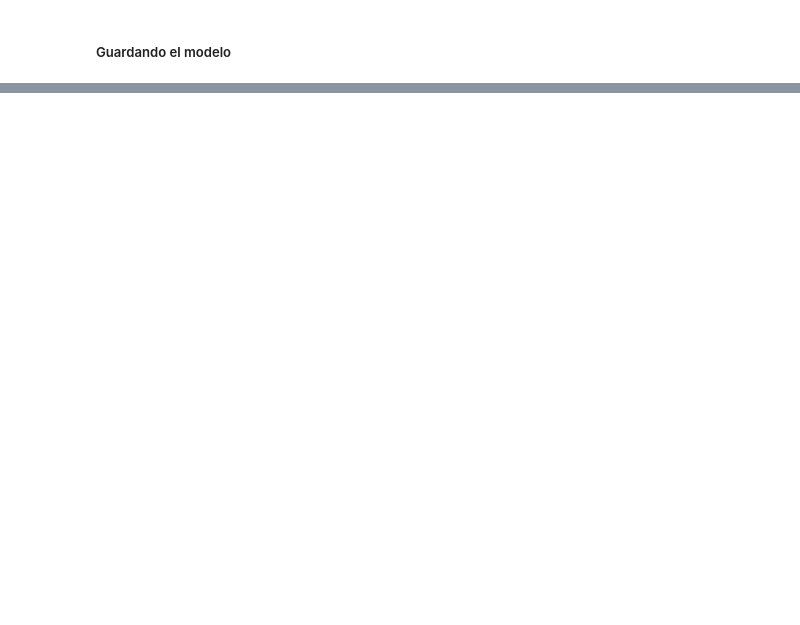
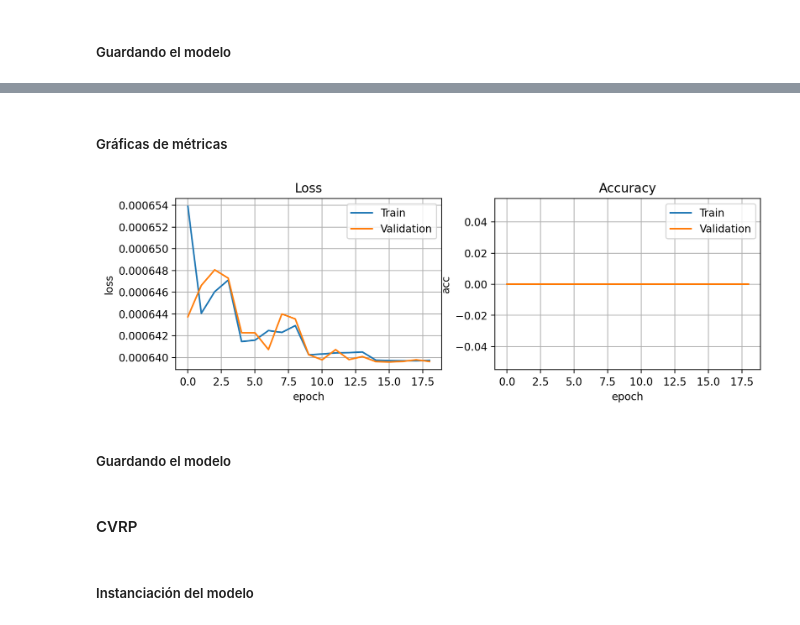
Before and after one commit to jesusmiguel123/Soluci-n-al-problema-de-Rutas-de-veh-culos-aplicando-GNN-y-CNN, a Jupyter notebook: Solucion al problema de Rutas de Vehiculos aplicando GNN y CNN.ipynb, the cells around one changed output, grey strips where cells are left out. Cells and saved outputs as stored; diff of their text form; code cells hidden in the pictures; blank space fills up the shorter version.

```diff
--- a/Solucion al problema de Rutas de Vehiculos aplicando GNN y CNN.ipynb
+++ b/Solucion al problema de Rutas de Vehiculos aplicando GNN y CNN.ipynb
@@ -457,0 +526,10 @@ torch.save(FNN_CVRPmodel.state_dict(), path["FNNmodelCVRP"])
+# %%
+dataloaderVRP = {
+   'train': torch.utils.data.DataLoader(datasetVRP['train'], batch_size=20, shuffle=True),
+   'test': torch.utils.data.DataLoader(datasetVRP['test'], batch_size=20, shuffle=False)
+}
+
+dataloaderCVRP = {
+   'train': torch.utils.data.DataLoader(datasetCVRP['train'], batch_size=20, shuffle=True),
+   'test': torch.utils.data.DataLoader(datasetCVRP['test'], batch_size=20, shuffle=False)
+}
@@ -457,0 +616,3 @@ torch.save(FNN_CVRPmodel.state_dict(), path["FNNmodelCVRP"])
+# %%
+CNN_VRPmodel = CNN(dimensionX_VRP, dimensiony_VRP)
+CNN_VRPmodel
@@ -457,0 +641,6 @@ torch.save(FNN_CVRPmodel.state_dict(), path["FNNmodelCVRP"])
+# %%
+epochs = 20
+
+CNNTrainLossVRP, CNNValLossVRP, CNNTrainAccVRP, CNNValAccVRP = fit(CNN_VRPmodel,
+                                                                   dataloaderVRP,
+                                                                   epochs=epochs)
@@ -457,0 +668,25 @@ torch.save(FNN_CVRPmodel.state_dict(), path["FNNmodelCVRP"])
+# %% [markdown]
+##### Gráficas de métricas
+# %%
+fig = plt.figure(dpi=200, figsize=(10,3))
+ax = plt.subplot(121)
+ax.plot(CNNTrainLossVRP[2:], label="Train")
+ax.plot(CNNValLossVRP[2:], label="Validation")
+ax.legend()
+ax.grid(True)
+ax.set_title('Loss')
+ax.set_xlabel('epoch')
+ax.set_ylabel('loss')
+ax = plt.subplot(122)
+ax.plot(CNNTrainAccVRP[2:], label="Train")
+ax.plot(CNNValAccVRP[2:], label="Validation")
+ax.legend()
+ax.grid(True)
+ax.set_title('Accuracy')
+ax.set_ylabel('acc')
+ax.set_xlabel('epoch')
+plt.show()
+# %% [output]
+[figure, added]
+# %% [markdown]
+##### Guardando el modelo
@@ -457,0 +695,4 @@ torch.save(FNN_CVRPmodel.state_dict(), path["FNNmodelCVRP"])
+# %% [markdown]
+#### CVRP
+# %% [markdown]
+##### Instanciación del modelo
```
Also changed, not shown: parts of 39 cells of this notebook, 1 other file.
